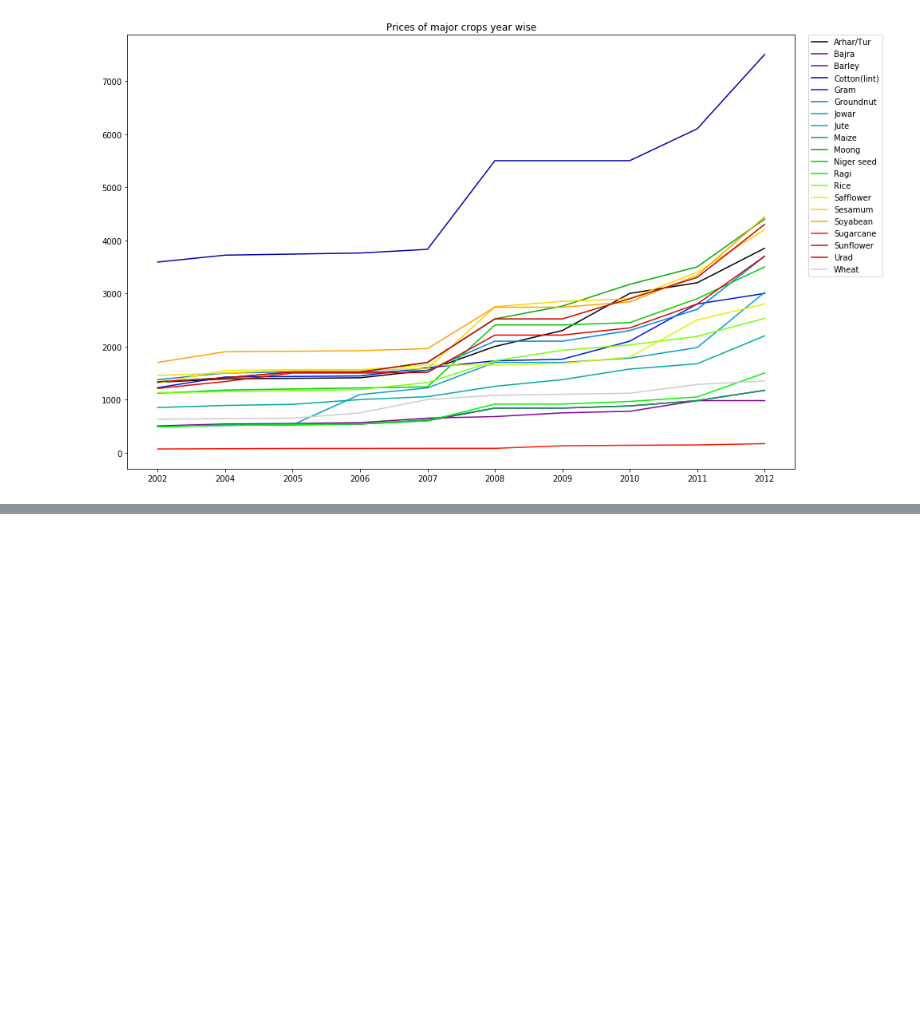
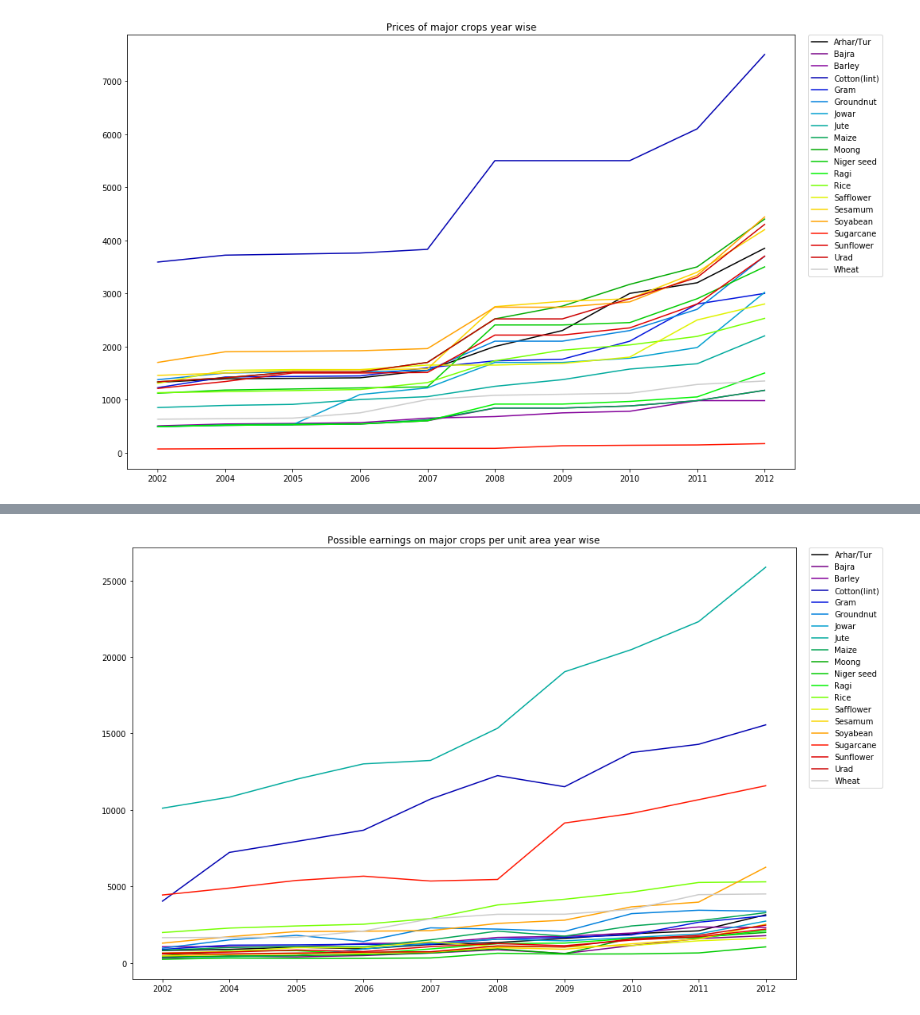
Before and after one commit to nitinvbharti/Agriculture_Analysis, a Jupyter notebook: Agro_analysis.ipynb, the cells around one changed output, grey strips where cells are left out. Drawn from its saved outputs; the diff is of its cells as text; code cells hidden in the pictures; blank space fills up the shorter version.

```diff
--- a/Agro_analysis.ipynb
+++ b/Agro_analysis.ipynb
@@ -376,0 +390,9 @@ mplot.show()
+# %%
+ratio_prod_area = production_year.iloc[:,:area_price.shape[1]-1].reset_index(drop=True)/area_price.iloc[:,:area_price.shape[1]-1].reset_index(drop=True)
+ratio_prod_area.index = area_price.index
+ratio_prod_area=pd.concat([area_price.iloc[:,area_price.shape[1]-1],ratio_prod_area],axis=1)
+# ratio_prod_area.head()
+ratio_prod_area_earn = ratio_prod_area.iloc[:,1:].reset_index(drop=True)*crop_price.iloc[:,1:].reset_index(drop=True)
+ratio_prod_area_earn.index = area_price.index
+ratio_prod_area_earn=pd.concat([area_price.iloc[:,area_price.shape[1]-1],ratio_prod_area_earn],axis=1)
+ratio_prod_area_earn.head()
@@ -376,0 +406,13 @@ mplot.show()
+# %%
+years= ratio_prod_area_earn.columns[1:]
+fig = mplot.figure(figsize=(15,10))
+ax1 = fig.add_subplot(111)
+colormap = plt.cm.nipy_spectral
+ax1.set_color_cycle([colormap(i) for i in np.linspace(0, 1,ratio_prod_area_earn.shape[0])])
+for i in range(ratio_prod_area_earn.shape[0]):
+    ax1.plot(ratio_prod_area_earn.columns[1:],ratio_prod_area_earn.iloc[i,1:])
+mplot.legend(ratio_prod_area_earn.iloc[:,0],bbox_to_anchor=(1.02,1), borderaxespad=0)
+mplot.title('Possible earnings on major crops per unit area year wise')
+mplot.show()
+# %% [output]
+[figure, added]
```
Also changed, not shown: parts of 10 cells of this notebook, 2 other files.
